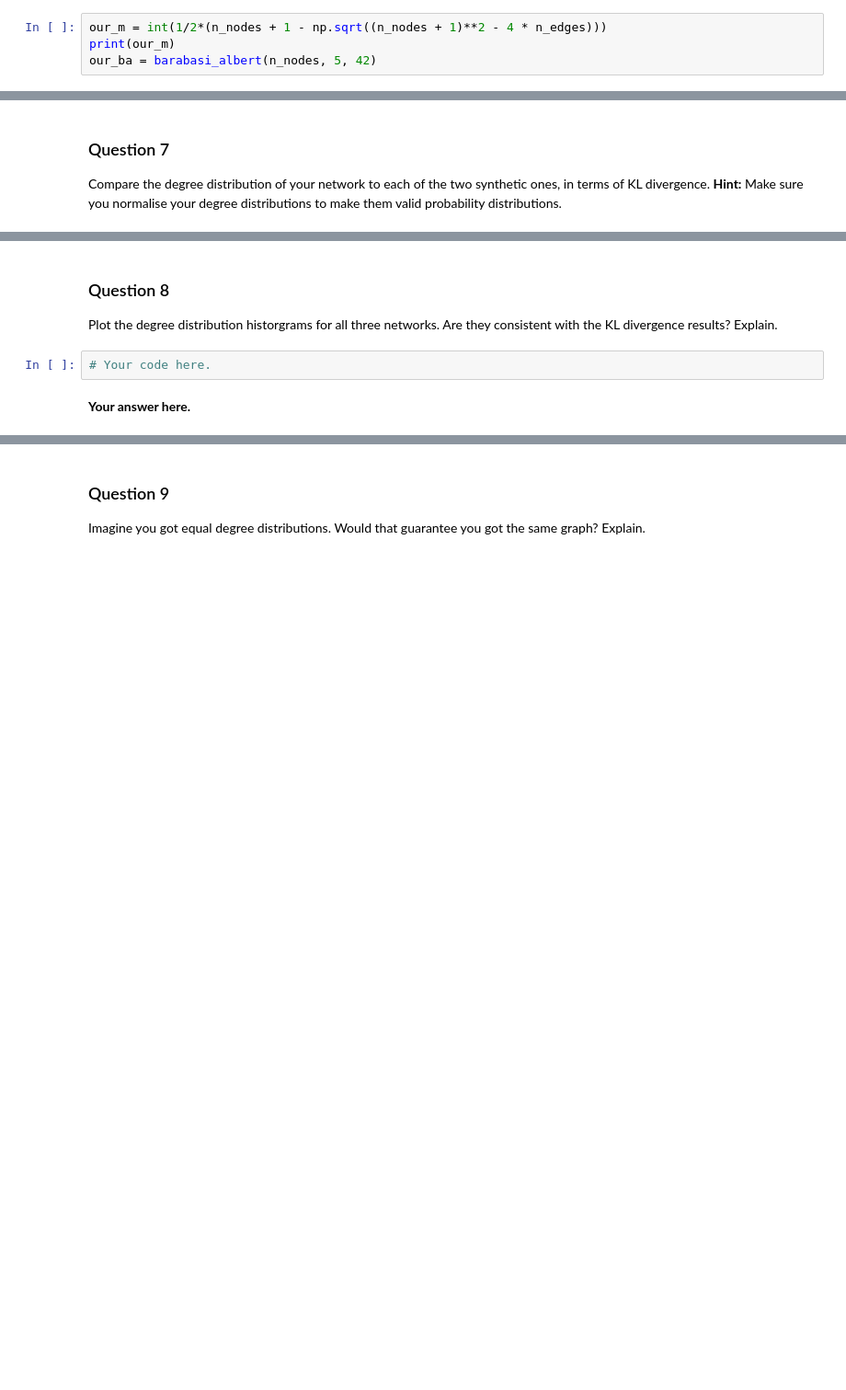
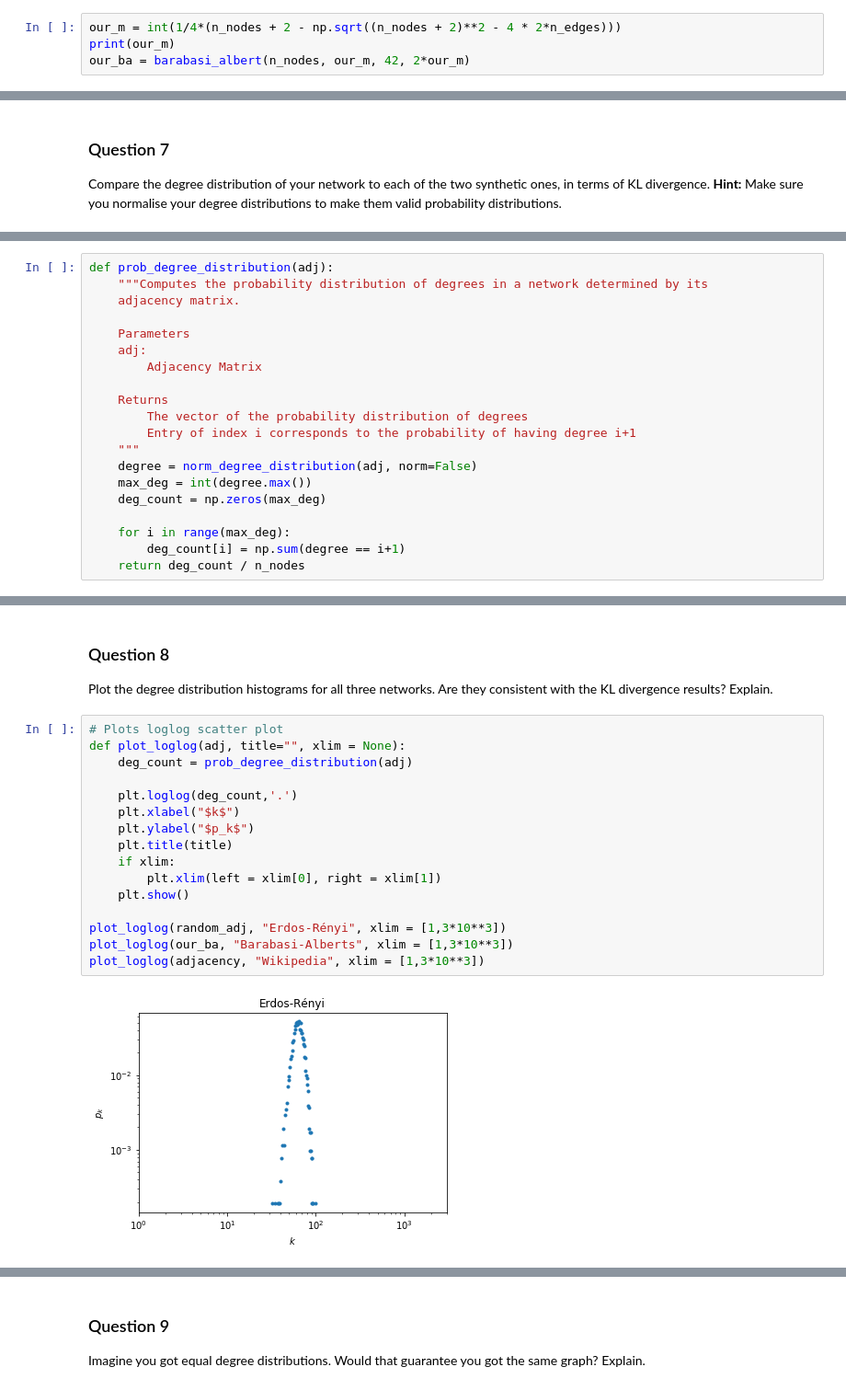
Before and after one commit to mattminder/ntds_24, a Jupyter notebook: Milestone_2/2_network_models.ipynb, the cells around one changed output, grey strips where cells are left out. Shown at 92% size. Saved outputs shown, nothing was run; the diff lists cells and outputs as text; blank space fills up the shorter version.

Commit message:
Further questions answered

```diff
--- a/Milestone_2/2_network_models.ipynb
+++ b/Milestone_2/2_network_models.ipynb
@@ -207,8 +213,8 @@ Text(0.5,1.05,'Barabasi-Albert (10, 2)')
 
 Use the function to create a random Barabási-Albert graph. Choose the parameters such that number of nodes is the same as in your graph, and the number of edges similar. You don't need to set the random seed. Comment on your choice of parameters.
 # %%
-our_m = int(1/2*(n_nodes + 1 - np.sqrt((n_nodes + 1)**2 - 4 * n_edges)))
+our_m = int(1/4*(n_nodes + 2 - np.sqrt((n_nodes + 2)**2 - 4 * 2*n_edges)))
 print(our_m)
-our_ba = barabasi_albert(n_nodes, 5, 42)
+our_ba = barabasi_albert(n_nodes, our_m, 42, 2*our_m)
 # %% [output]
 32
@@ -260,0 +277,20 @@ Compare the degree distribution of your network to each of the two synthetic one
+# %%
+def prob_degree_distribution(adj):
+    """Computes the probability distribution of degrees in a network determined by its
+    adjacency matrix.
+
+    Parameters
+    adj:
+        Adjacency Matrix
+
+    Returns
+        The vector of the probability distribution of degrees
+        Entry of index i corresponds to the probability of having degree i+1
+    """
+    degree = norm_degree_distribution(adj, norm=False)
+    max_deg = int(degree.max())
+    deg_count = np.zeros(max_deg)
+
+    for i in range(max_deg):
+        deg_count[i] = np.sum(degree == i+1)
+    return deg_count / n_nodes
@@ -261,8 +307,22 @@ Compare the degree distribution of your network to each of the two synthetic one
 # %% [markdown]
 ### Question 8
 
-Plot the degree distribution historgrams for all three networks. Are they consistent with the KL divergence results? Explain.
+Plot the degree distribution histograms for all three networks. Are they consistent with the KL divergence results? Explain.
-# %%
-# Your code here.
-# %% [markdown]
-**Your answer here.**
+# %%
+# Plots loglog scatter plot
+def plot_loglog(adj, title="", xlim = None):
+    deg_count = prob_degree_distribution(adj)
+
+    plt.loglog(deg_count,'.')
+    plt.xlabel("$k$")
+    plt.ylabel("$p_k$")
+    plt.title(title)
+    if xlim:
+        plt.xlim(left = xlim[0], right = xlim[1])
+    plt.show()
+
+plot_loglog(random_adj, "Erdos-Rényi", xlim = [1,3*10**3])
+plot_loglog(our_ba, "Barabasi-Alberts", xlim = [1,3*10**3])
+plot_loglog(adjacency, "Wikipedia", xlim = [1,3*10**3])
+# %% [output]
+[figure, added]
```
Also changed, not shown: parts of 19 cells of this notebook.
